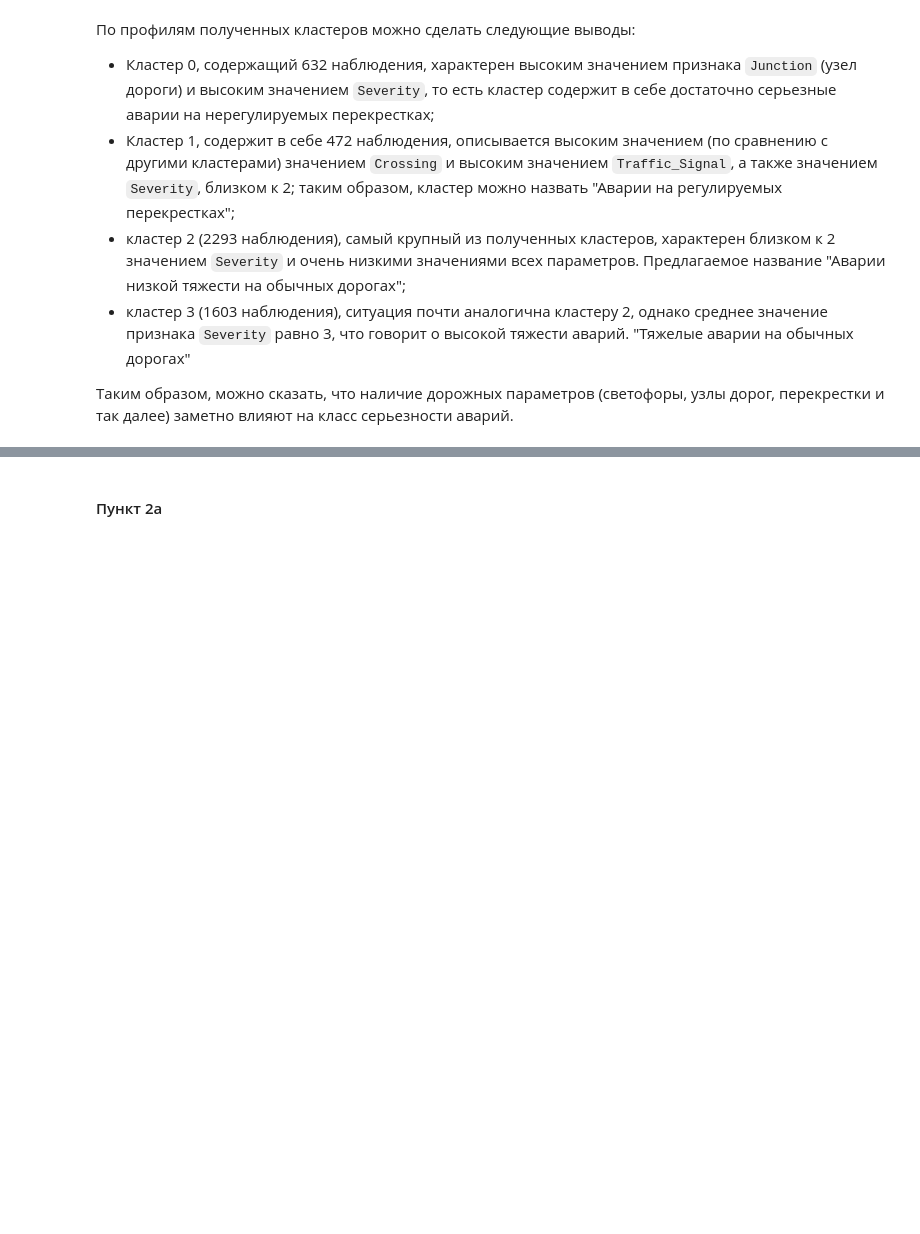
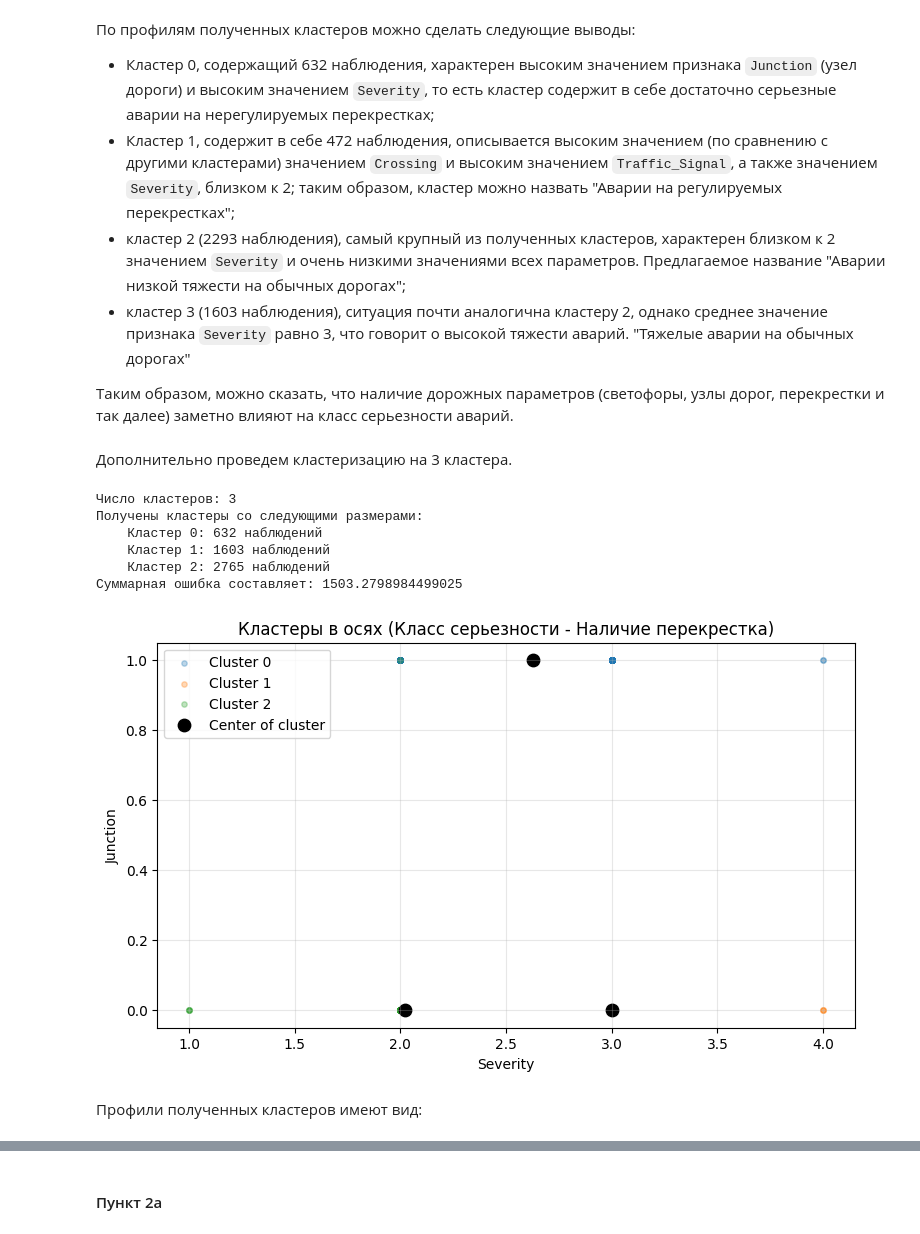
Before and after one commit to DJARTUR25/Introduction-in-Data-Science, a Jupyter notebook: Практика 6/Евсеев, №6.ipynb, the cells around one changed output, grey strips where cells are left out. Drawn from its saved outputs; the diff is of its cells as text; code cells hidden in the pictures; blank space fills up the shorter version.

```diff
--- a/Практика 6/Евсеев, №6.ipynb
+++ b/Практика 6/Евсеев, №6.ipynb
@@ -491,3 +518,43 @@ Cluster
 - кластер 3 (1603 наблюдения), ситуация почти аналогична кластеру 2, однако среднее значение признака `Severity` равно 3, что говорит о высокой тяжести аварий. "Тяжелые аварии на обычных дорогах"
 
 Таким образом, можно сказать, что наличие дорожных параметров (светофоры, узлы дорог, перекрестки и так далее) заметно влияют на класс серьезности аварий.
+# %% [markdown]
+Дополнительно проведем кластеризацию на 3 кластера.
+# %%
+X_1b_2 = data_1b.copy()
+num_of_clust_1b_2 = 3
+km_1b_2 = KMeans(n_clusters = num_of_clust_1b_2, init = 'k-means++', n_init = 10, random_state=42)
+km_1b_2.fit(X_1b_2)
+
+data_1b['Cluster'] = km_1b_2.labels_
+
+print('Число кластеров:', num_of_clust_1b_2)
+print('Получены кластеры со следующими размерами:')
+for cluster_number in range(num_of_clust_1b_2):
+    print(f"    Кластер {cluster_number}: {(km_1b_2.labels_ == cluster_number).sum()} наблюдений")
+print("Суммарная ошибка составляет:", km_1b_2.inertia_)
+# %% [output]
+Число кластеров: 3
+Получены кластеры со следующими размерами:
+    Кластер 0: 632 наблюдений
+    Кластер 1: 1603 наблюдений
+    Кластер 2: 2765 наблюдений
+Суммарная ошибка составляет: 1503.2798984499025
+# %%
+plt.figure(figsize = (9,5))
+for c in range(num_of_clust_1b_2):
+    sub = data_1b[data_1b['Cluster'] == c]
+    plt.scatter(sub['Severity'], sub['Junction'], alpha=0.3, s = 15, label=f'Cluster {c}')
+
+center = data_1b.groupby('Cluster')[['Severity', 'Junction']].mean()
+plt.scatter(center['Severity'], center['Junction'], s = 80, color = 'black', label = 'Center of cluster')
+plt.xlabel('Severity')
+plt.ylabel('Junction')
+plt.title("Кластеры в осях (Класс серьезности - Наличие перекрестка)")
+plt.legend()
+plt.grid(alpha = 0.3)
+plt.show()
+# %% [output]
+[figure, added]
+# %% [markdown]
+Профили полученных кластеров имеют вид:
```
Also changed, not shown: parts of 9 cells of this notebook.
